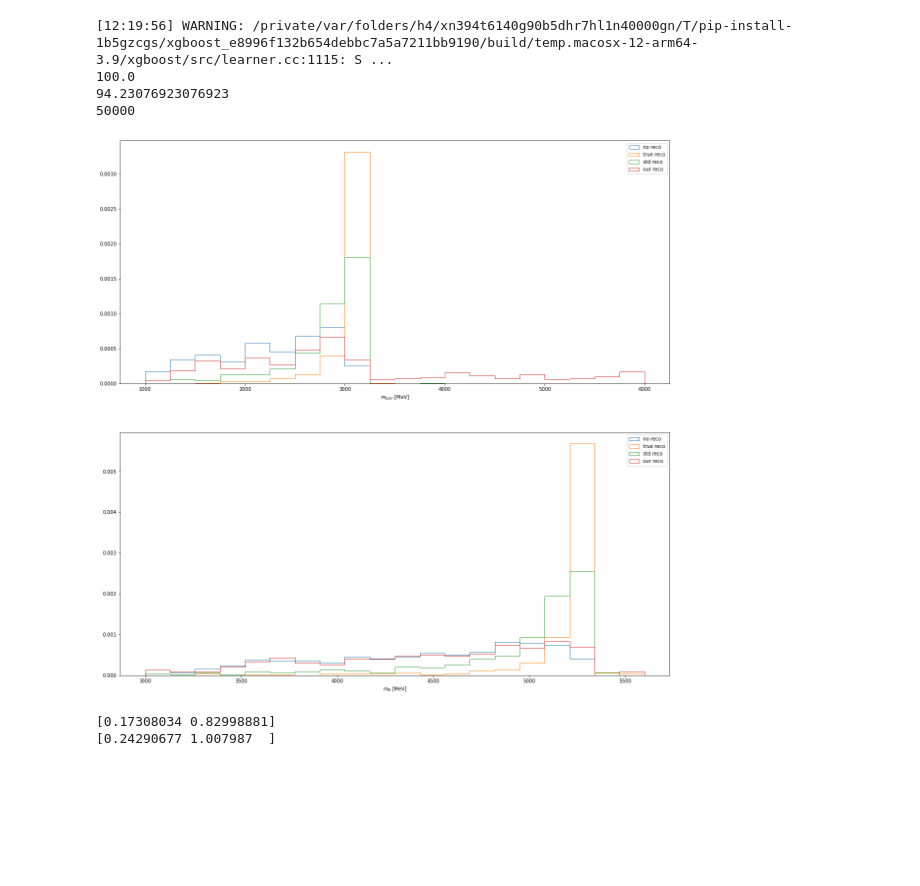
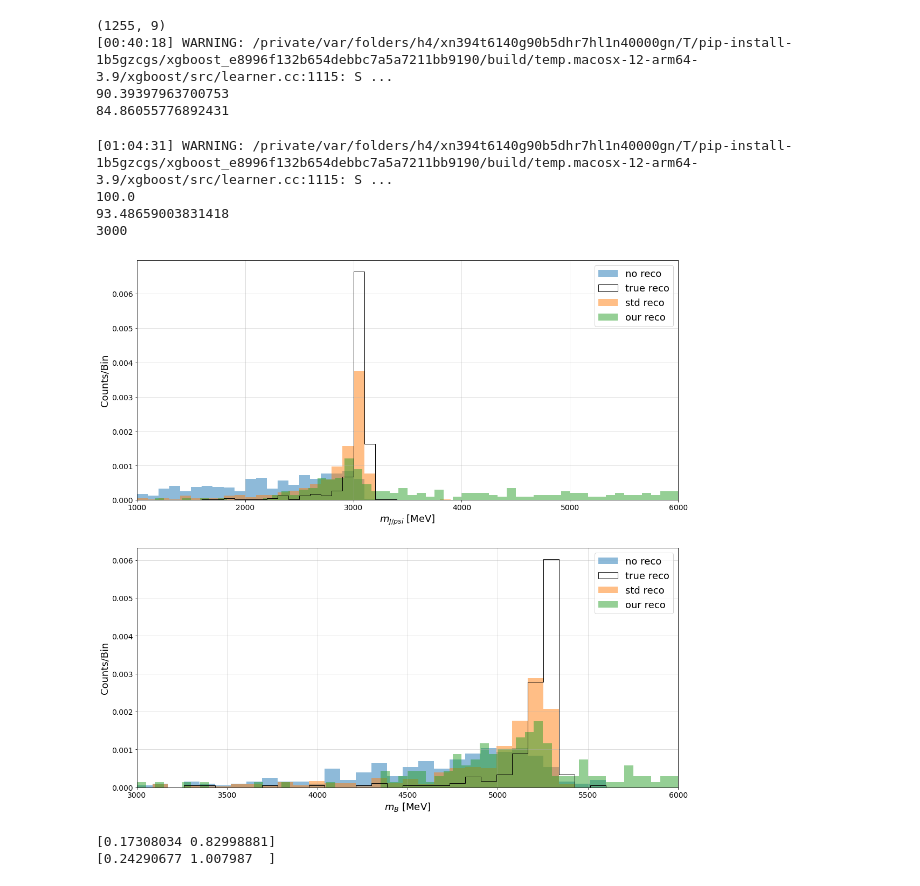
Before and after one commit to wthornton18/msci-brem-reconstruction, a Jupyter notebook: src/graphing.ipynb, the cells around one changed output. Cells and saved outputs as stored; diff of their text form; code cells hidden in the pictures; blank space fills up the shorter version.

```diff
--- a/src/graphing.ipynb
+++ b/src/graphing.ipynb
@@ -1,21 +1,27 @@
 # %%
 from electron_reconstuction import *
+# %%
+test_brem_pre_label("./psiK_1000.root")
+# %% [output]
+(1255, 9)
+[00:40:18] WARNING: /private/var/folders/h4/xn394t6140g90b5dhr7hl1n40000gn/T/pip-install-1b5gzcgs/xgboost_e8996f132b654debbc7a5a7211bb9190/build/temp.macosx-12-arm64-3.9/xgboost/src/learner.cc:1115: S ...
+90.39397963700753
+84.86055776892431
 # %%
-from electron_reconstuction import unpack_data, generate_data_mixing, generate_prepared_data, plot_masses, train_xgboost
 import matplotlib as mpl
 
-mpl.rcParams['figure.figsize'] = (20, 20)
 event_data = unpack_data("./psiK_1000.root")
 data = generate_data_mixing(event_data)
+
 training_data, training_labels, validation_data, validation_labels = generate_prepared_data(data)
 classifier = train_xgboost(training_data, training_labels, validation_data, validation_labels)
-plot_masses(classifier, event_data, cutoff=50000, m_method=0)
+plot_masses(classifier, event_data, m_method=0, cutoff=3000)
 # %% [output]
-[12:19:56] WARNING: /private/var/folders/h4/xn394t6140g90b5dhr7hl1n40000gn/T/pip-install-1b5gzcgs/xgboost_e8996f132b654debbc7a5a7211bb9190/build/temp.macosx-12-arm64-3.9/xgboost/src/learner.cc:1115: S ...
+[01:04:31] WARNING: /private/var/folders/h4/xn394t6140g90b5dhr7hl1n40000gn/T/pip-install-1b5gzcgs/xgboost_e8996f132b654debbc7a5a7211bb9190/build/temp.macosx-12-arm64-3.9/xgboost/src/learner.cc:1115: S ...
 100.0
-94.23076923076923
-50000
+93.48659003831418
+3000
-[figure, old version]
+[figure, new version]
 # %%
 from electron_reconstuction import *
 import matplotlib as mpl
```
Also changed, not shown: 10 other files.
